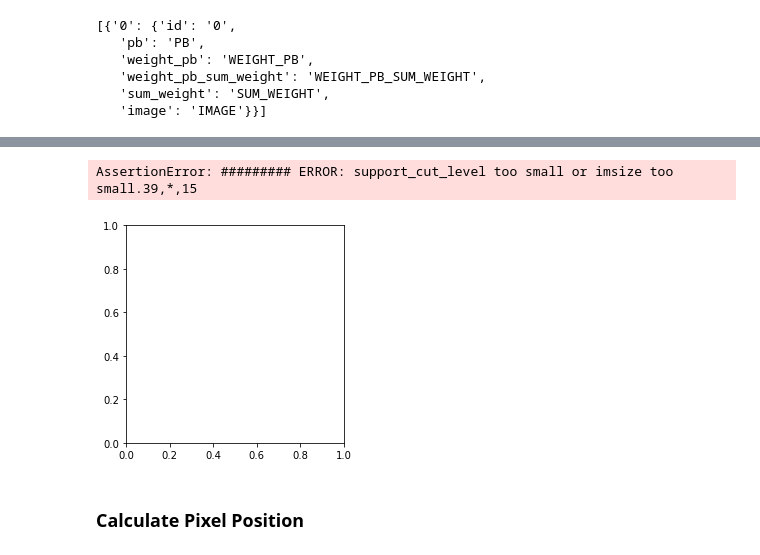
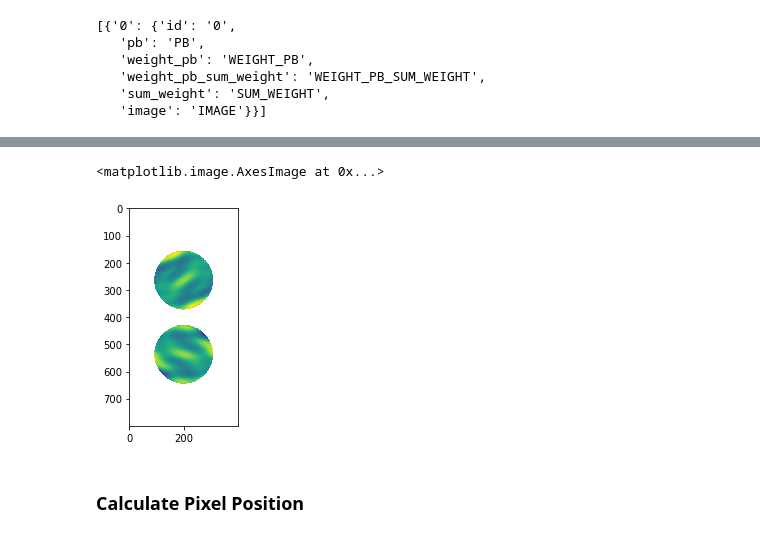
Before and after one commit to casangi/sirius, a Jupyter notebook: development/Test_sirius_mosaic.ipynb, the cells around one changed output, grey strips where cells are left out. Saved outputs shown, nothing was run; the diff lists cells and outputs as text; code cells hidden in the pictures.

Commit message:
Jupyter notebooks for mosaic, fixed

```diff
--- a/development/Test_sirius_mosaic.ipynb
+++ b/development/Test_sirius_mosaic.ipynb
@@ -164,9 +164,9 @@ xr.set_options(display_style="html")
 # %%
 grid_parms = {}
 grid_parms['chan_mode'] = 'cube'
-grid_parms['image_size'] = [400,200]
-grid_parms['cell_size'] = [20,20]
-grid_parms['phase_center'] = mxds.FIELD.PHASE_DIR[0,0,:].data.compute()
+grid_parms['image_size'] = [800,400]
+grid_parms['cell_size'] = [5,5]
+grid_parms['phase_center'] = (mxds.FIELD.PHASE_DIR[0,0,:].data.compute() + mxds.FIELD.PHASE_DIR[1,0,:].data.compute())/2
 # %%
 mxds.xds1.data_groups
 # %% [output]
@@ -237,25 +237,28 @@ vis_sel_parms['data_group_in_id'] = 2
 img_sel_parms = {}
 img_sel_parms['data_group_out_id'] = 0
 # %%
-from ngcasa.imaging import make_gridding_convolution_function
 from cngi.dio import write_image
-
+write_imagegrid_parms = {}
+grid_parms['chan_mode'] = 'cube'
+grid_parms['image_size'] = [800,400]
+grid_parms['cell_size'] = [5,5]
+grid_parms['phase_center'] = (mxds.FIELD.PHASE_DIR[0,0,:].data.compute() + mxds.FIELD.PHASE_DIR[1,0,:].data.compute())/2
 gcf_parms = {}
 gcf_parms['function'] = 'alma_airy'
 gcf_parms['list_dish_diameters'] = np.array([24.5])
 gcf_parms['list_blockage_diameters'] = np.array([0])
-
+gcf_parms['max_support'] = [24, 24]
+gcf_parms['oversampling'] = [10, 10]
 unique_ant_indx = mxds.ANTENNA.DISH_DIAMETER.values
-unique_ant_indx[unique_ant_indx == 25] = 0
-
+unique_ant_indx[unique_ant_indx == 25.0] = 0
+mxds.ANTENNA.DISH_DIAMETER.values
 gcf_parms['unique_ant_indx'] = unique_ant_indx.astype(int)
 gcf_parms['phase_center'] = grid_parms['phase_center']
-
 sel_parms = {}
 sel_parms['xds'] = 'xds1'
 sel_parms['data_group_in_id'] = 2
-
 gcf_xds = make_gridding_convolution_function(mxds, gcf_parms, grid_parms, sel_parms)
+dask.compute(gcf_xds)
 # %% [output]
 ######################### Start make_gridding_convolution_function #########################
 Setting data_group_in  to  {'data': 'DATA_ROT', 'flag': 'FLAG', 'id': '2', 'uvw': 'UVW_ROT', 'weight': 'DATA_WEIGHT', 'imaging_weight': 'DATA_WEIGHT'}
@@ -347,7 +365,7 @@ pb_limit = 0.2
 
 mosaic_pb = img_xds.PB.isel(chan=chan)
 mosaic_img = img_xds[ngcasa_image_name].isel(chan=chan)
-mosaic_img = mosaic_img.where(mosaic_pb > pb_limit,other=np.nan)
+mosaic_img = mosaic_img.where(mosaic_pb > np.max(mosaic_pb)*pb_limit,other=np.nan)
 # %%
 mosaic_img
 # %% [output]
@@ -392,10 +449,10 @@ Attributes: (0)
 # %%
 plt.figure()
 #plt.imshow(img_xds.IMAGE.isel(chan=chan,time=0,pol=0))
-plt.imshow(mosaic_img)
+plt.imshow(mosaic_img[:, :, 0, 0])
 # %% [output]
-AssertionError: ######### ERROR: support_cut_level too small or imsize too small.39,*,15
+<matplotlib.image.AxesImage at 0x...>
-[figure, old version]
+[figure, new version]
 # %% [markdown]
 ### Calculate Pixel Position
 # %%
```
Also changed, not shown: parts of 5 cells of this notebook, 1 other file.
